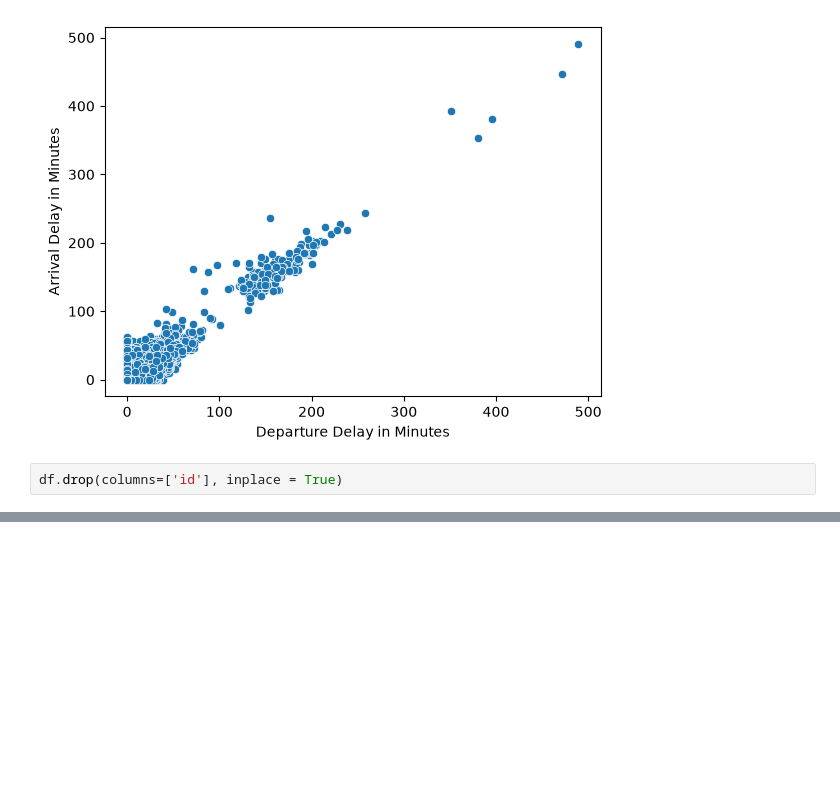
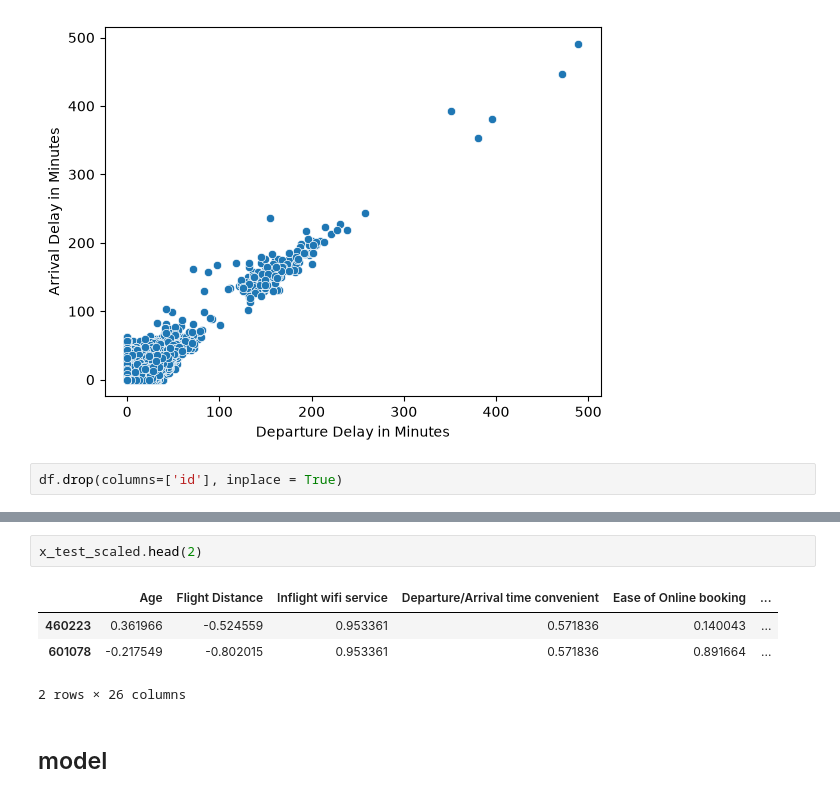
Before and after one commit to anirban2005143a/machine_learning, a Jupyter notebook: deep_learning/ANN/practice/kaggle_Airline_Passenger_satisfaction.ipynb, the cells around one changed output, grey strips where cells are left out. Drawn from its saved outputs; the diff is of its cells as text; blank space fills up the shorter version.

```diff
--- a/deep_learning/ANN/practice/kaggle_Airline_Passenger_satisfaction.ipynb
+++ b/deep_learning/ANN/practice/kaggle_Airline_Passenger_satisfaction.ipynb
@@ -203,0 +275,9 @@ df.to_csv("../../../datasets/kaggle-airline_passenger_satisfaction/cleaned_train
+# %%
+x_test_scaled.head(2)
+# %% [output]
+|  | Age | Flight Distance | Inflight wifi service | Departure/Arrival time convenient | Ease of Online booking | ... |
+| 460223 | 0.361966 | -0.524559 | 0.953361 | 0.571836 | 0.140043 | ... |
+| 601078 | -0.217549 | -0.802015 | 0.953361 | 0.571836 | 0.891664 | ... |
+2 rows × 26 columns
+# %% [markdown]
+## model
```
Also changed, not shown: parts of 35 cells of this notebook, 2 other files.
